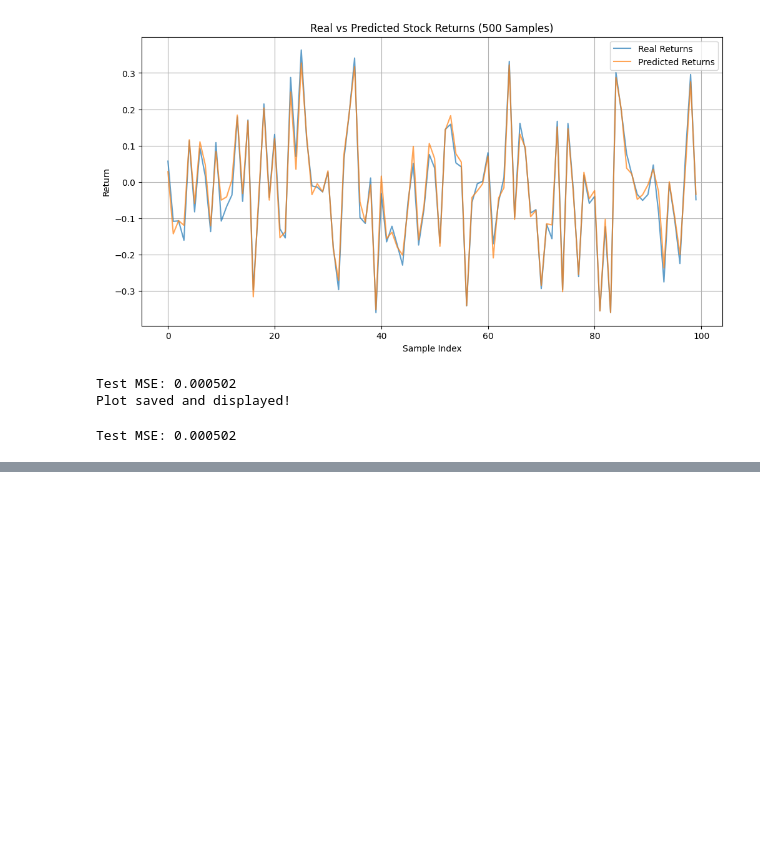
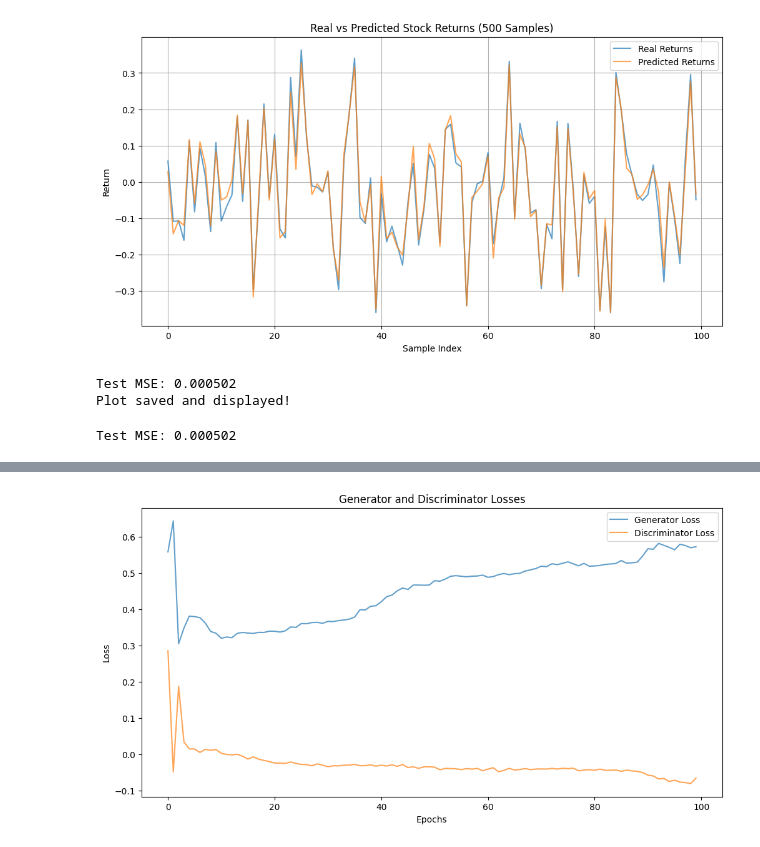
Before and after one commit to JianfengMI/MLprojects, a Jupyter notebook: Factor_GAN_stock_price_prediction.ipynb, the cells around one changed output, grey strips where cells are left out. Drawn from its saved outputs; the diff is of its cells as text; code cells hidden in the pictures; blank space fills up the shorter version.

```diff
--- a/Factor_GAN_stock_price_prediction.ipynb
+++ b/Factor_GAN_stock_price_prediction.ipynb
@@ -357,0 +489,3 @@ Test MSE: 0.000502
+# %%
+# change X_tensor's shape to [4197, 1, 16]
+factors_tensor = factors_tensor.unsqueeze(1)
@@ -357,0 +502,3 @@ Test MSE: 0.000502
+# %%
+INPUT_SIZE = factors_tensor.shape[2]
+INPUT_LENGTH = INPUT_SIZE + 1
@@ -357,0 +514,4 @@ Test MSE: 0.000502
+# %%
+# create DataLoader
+dataset = TensorDataset(factors_tensor, returns_tensor)
+train_loader = DataLoader(dataset, batch_size=batch_size, shuffle=True)
@@ -357,0 +588,16 @@ Test MSE: 0.000502
+# %%
+# setup training hyperparameters
+num_epochs = 100
+batch_size = 64
+lr = 0.0002
+n_critic =5 # train discriminator more often
+lambda_gp = 10 # Gradient penalty weight
+device = torch.device('cuda' if torch.cuda.is_available() else 'cpu')
+
+# initialize models
+generator = Generator(input_size=INPUT_SIZE, hidden_size=500).to(device)
+discriminator = Discriminator(input_length=INPUT_LENGTH).to(device)
+
+# optimizers (RMSprop for WGAN stability)
+optimizer_G = optim.RMSprop(generator.parameters(), lr=lr)
+optimizer_D = optim.RMSprop(discriminator.parameters(), lr=lr)
@@ -357,0 +665,14 @@ Test MSE: 0.000502
+# %%
+# plot the g_losses and d_losses over epochs
+import matplotlib.pyplot as plt
+%matplotlib inline
+plt.figure(figsize=(12, 6))
+plt.plot(g_losses, label='Generator Loss', alpha=0.7)
+plt.plot(d_losses, label='Discriminator Loss', alpha=0.7)
+plt.xlabel('Epochs')
+plt.ylabel('Loss')
+plt.title('Generator and Discriminator Losses')
+plt.legend()
+plt.show()
+# %% [output]
+[figure, added]
```
Also changed, not shown: parts of 29 cells of this notebook.
